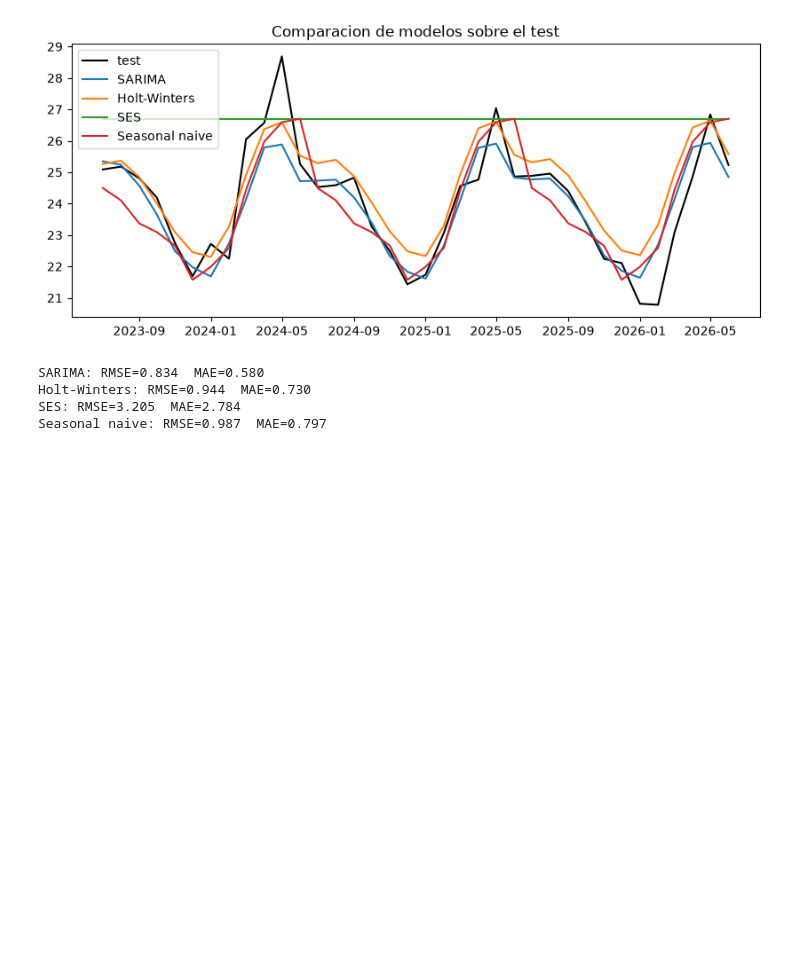
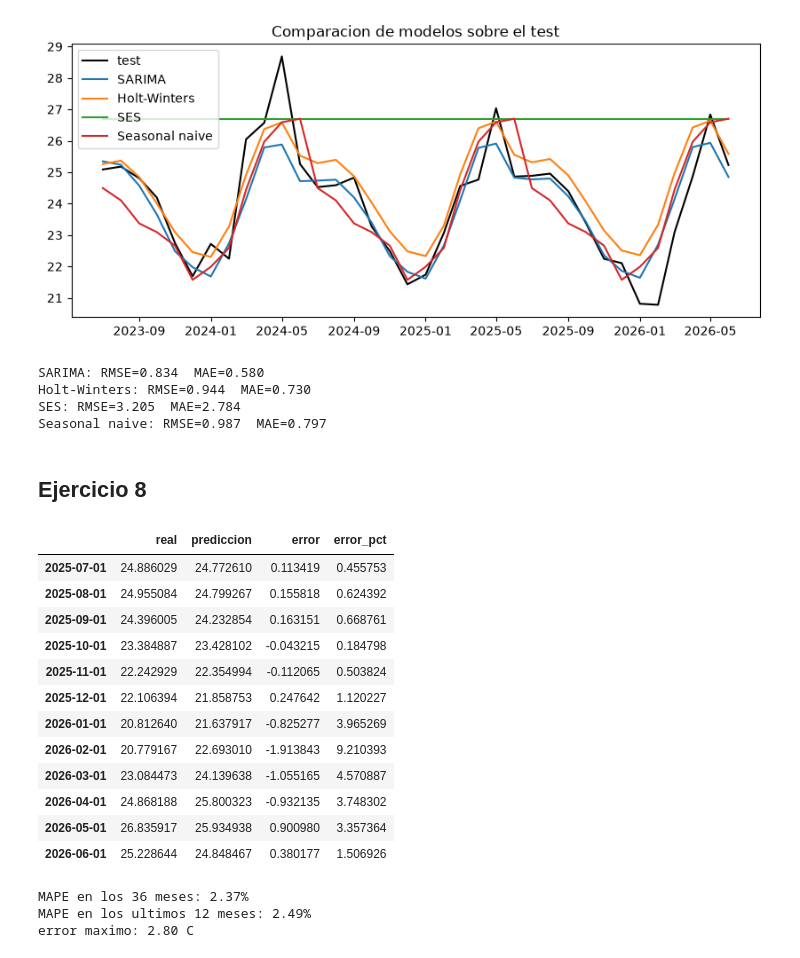
Before and after one commit to UVG-Tareas-y-proyectos/ejercicios_de_series, a Jupyter notebook: notebooks/ejercicios.ipynb, the cells around one changed output. Cells and saved outputs as stored; diff of their text form; code cells hidden in the pictures; blank space fills up the shorter version.

```diff
--- a/notebooks/ejercicios.ipynb
+++ b/notebooks/ejercicios.ipynb
@@ -324,3 +324,34 @@ SARIMA: RMSE=0.834  MAE=0.580
 Holt-Winters: RMSE=0.944  MAE=0.730
 SES: RMSE=3.205  MAE=2.784
 Seasonal naive: RMSE=0.987  MAE=0.797
+# %% [markdown]
+## Ejercicio 8
+# %%
+# comparar la prediccion contra los valores mas recientes (ultimos 12 meses del test)
+comp = pd.DataFrame({"real": ts_test, "prediccion": pred_media})
+comp["error"] = comp["real"] - comp["prediccion"]
+comp["error_pct"] = (comp["error"].abs() / comp["real"]) * 100
+comp.tail(12)
+# %% [output]
+|  | real | prediccion | error | error_pct |
+| 2025-07-01 | 24.886029 | 24.772610 | 0.113419 | 0.455753 |
+| 2025-08-01 | 24.955084 | 24.799267 | 0.155818 | 0.624392 |
+| 2025-09-01 | 24.396005 | 24.232854 | 0.163151 | 0.668761 |
+| 2025-10-01 | 23.384887 | 23.428102 | -0.043215 | 0.184798 |
+| 2025-11-01 | 22.242929 | 22.354994 | -0.112065 | 0.503824 |
+| 2025-12-01 | 22.106394 | 21.858753 | 0.247642 | 1.120227 |
+| 2026-01-01 | 20.812640 | 21.637917 | -0.825277 | 3.965269 |
+| 2026-02-01 | 20.779167 | 22.693010 | -1.913843 | 9.210393 |
+| 2026-03-01 | 23.084473 | 24.139638 | -1.055165 | 4.570887 |
+| 2026-04-01 | 24.868188 | 25.800323 | -0.932135 | 3.748302 |
+| 2026-05-01 | 26.835917 | 25.934938 | 0.900980 | 3.357364 |
+| 2026-06-01 | 25.228644 | 24.848467 | 0.380177 | 1.506926 |
+# %%
+mape = comp["error_pct"].mean()
+print(f"MAPE en los 36 meses: {mape:.2f}%")
+print(f"MAPE en los ultimos 12 meses: {comp['error_pct'].tail(12).mean():.2f}%")
+print(f"error maximo: {comp['error'].abs().max():.2f} C")
+# %% [output]
+MAPE en los 36 meses: 2.37%
+MAPE en los ultimos 12 meses: 2.49%
+error maximo: 2.80 C
```
